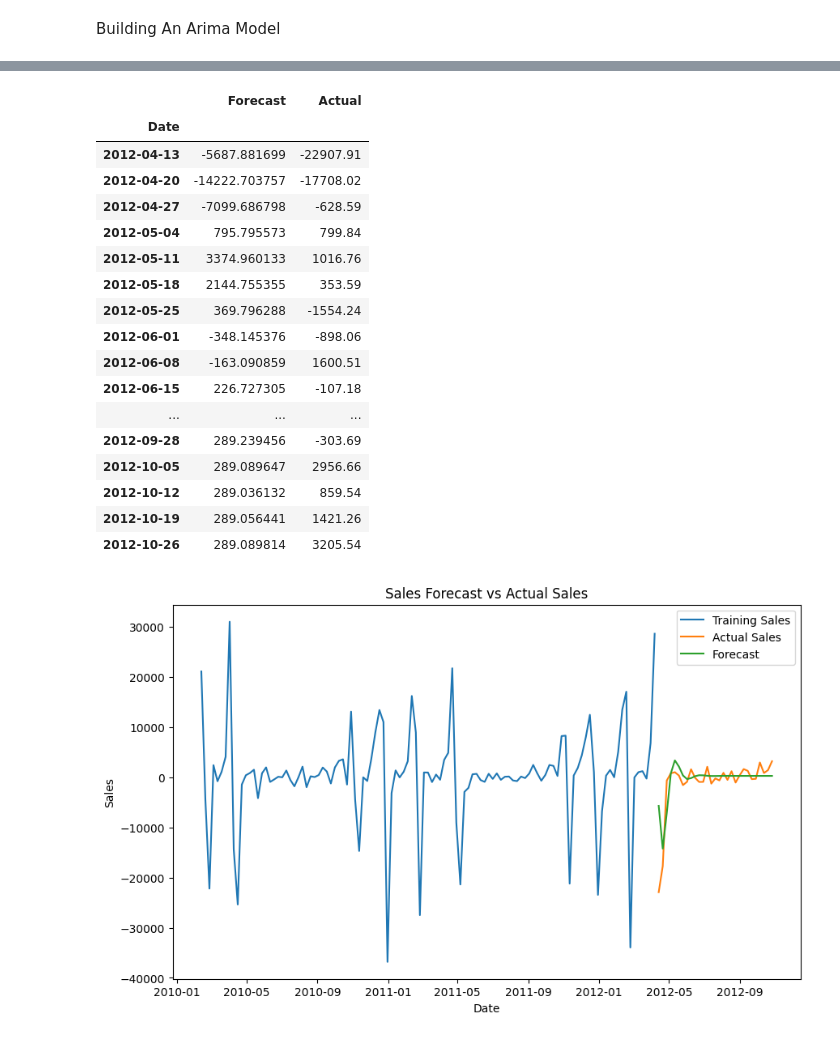
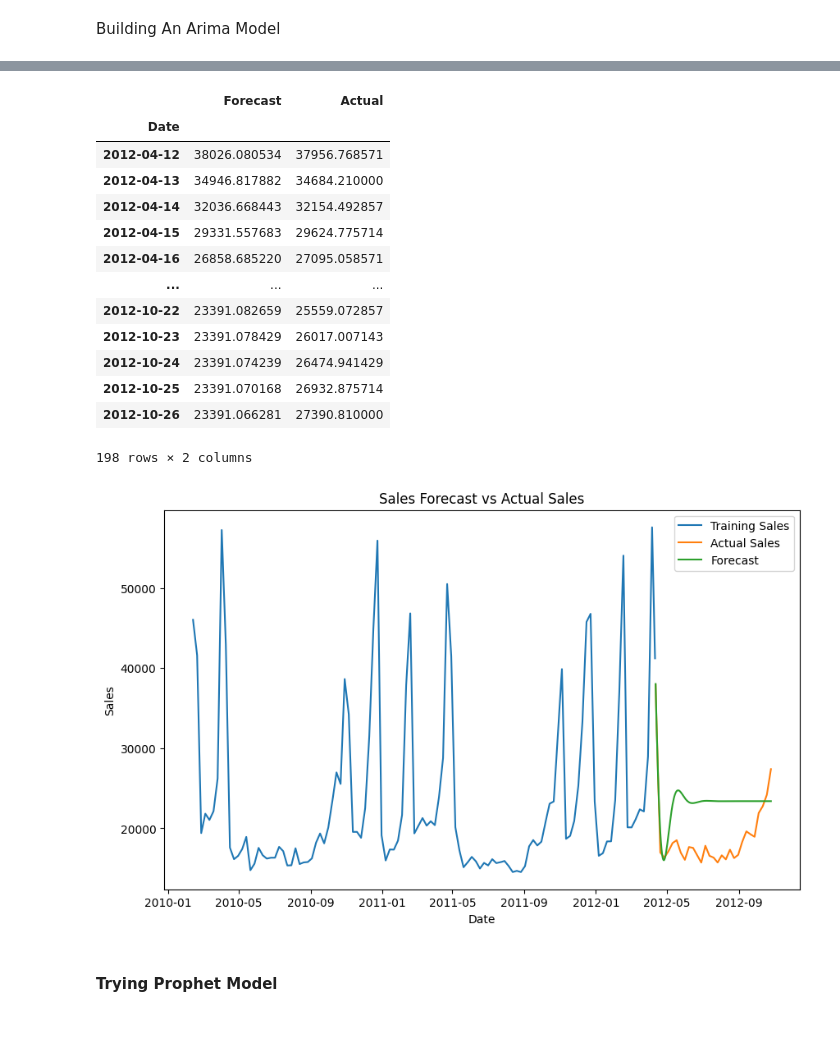
Before and after one commit to Great-special/Portfolio-Projects, a Jupyter notebook: ML/Time Series/Walmart sales/walmart_sales.ipynb, the cells around one changed output, grey strips where cells are left out. Cells and saved outputs as stored; diff of their text form; code cells hidden in the pictures.

Commit message:
Time Series

```diff
--- a/ML/Time Series/Walmart sales/walmart_sales.ipynb
+++ b/ML/Time Series/Walmart sales/walmart_sales.ipynb
@@ -300,9 +309,15 @@ clean_data.head()
+# %%
+# Resample to Daily frequency
+new_data = clean_data[['Weekly_Sales', 'Fuel_Price', 'Sales_diff']]
+data_resampled = new_data.resample('D').mean()
+
+data_interpolated = data_resampled.interpolate(method='time')
 # %% [markdown]
 Building An Arima Model
 # %%
 # Split the data into training and test sets
-train_size = int(len(clean_data) * 0.8)  # Using 80% of the data for training
-train, test = clean_data.iloc[:train_size], clean_data.iloc[train_size:]
+train_size = int(len(data_interpolated) * 0.8)  # Using 80% of the data for training
+train, test = data_interpolated.iloc[:train_size], data_interpolated.iloc[train_size:]
 # %%
 import pmdarima as pm
 from sklearn.metrics import mean_absolute_error, mean_squared_error
@@ -314,6 +328,6 @@ ARIMA(order=(2, 0, 2), scoring_args={}, suppress_warnings=True,
 # %%
 # Fit an ARIMA model
-model = ARIMA(train['Sales_diff'], order=(2,0,1))
+model = ARIMA(train['Weekly_Sales'], order=(2,0,0))
 fit = model.fit()
 fit.summary()
 # %% [output]
@@ -345,11 +357,11 @@ forecast = fit.forecast(steps=forecast_steps)
 
 # Create a DataFrame for the forecasted data
 forecast_index = test.index
-forecast_df = pd.DataFrame({'Forecast': forecast, 'Actual':test['Sales_diff']}, index=forecast_index)
+forecast_df = pd.DataFrame({'Forecast': forecast, 'Actual':test['Weekly_Sales']}, index=forecast_index)
 
 # Calculate accuracy metrics
-mae = mean_absolute_error(test['Sales_diff'], forecast)
-mse = mean_squared_error(test['Sales_diff'], forecast)
+mae = mean_absolute_error(test['Weekly_Sales'], forecast)
+mse = mean_squared_error(test['Weekly_Sales'], forecast)
 rmse = np.sqrt(mse)
 # %%
 print(f'Mean Absolute Error (MAE): {mae:.2f}')
@@ -372,31 +384,29 @@ forecast_df
 # %% [output]
 |  | Forecast | Actual |
 | Date |  |  |
-| 2012-04-13 | -5687.881699 | -22907.91 |
-| 2012-04-20 | -14222.703757 | -17708.02 |
-| 2012-04-27 | -7099.686798 | -628.59 |
-| 2012-05-04 | 795.795573 | 799.84 |
-| 2012-05-11 | 3374.960133 | 1016.76 |
-| 2012-05-18 | 2144.755355 | 353.59 |
-| 2012-05-25 | 369.796288 | -1554.24 |
-| 2012-06-01 | -348.145376 | -898.06 |
-| 2012-06-08 | -163.090859 | 1600.51 |
-| 2012-06-15 | 226.727305 | -107.18 |
+| 2012-04-12 | 38026.080534 | 37956.768571 |
+| 2012-04-13 | 34946.817882 | 34684.210000 |
+| 2012-04-14 | 32036.668443 | 32154.492857 |
+| 2012-04-15 | 29331.557683 | 29624.775714 |
+| 2012-04-16 | 26858.685220 | 27095.058571 |
 | ... | ... | ... |
-| 2012-09-28 | 289.239456 | -303.69 |
-| 2012-10-05 | 289.089647 | 2956.66 |
-| 2012-10-12 | 289.036132 | 859.54 |
-| 2012-10-19 | 289.056441 | 1421.26 |
-| 2012-10-26 | 289.089814 | 3205.54 |
+| 2012-10-22 | 23391.082659 | 25559.072857 |
+| 2012-10-23 | 23391.078429 | 26017.007143 |
+| 2012-10-24 | 23391.074239 | 26474.941429 |
+| 2012-10-25 | 23391.070168 | 26932.875714 |
+| 2012-10-26 | 23391.066281 | 27390.810000 |
+198 rows × 2 columns
 # %%
 plt.figure(figsize=(10, 6))
-sns.lineplot(x=train.index, y=train['Sales_diff'], label='Training Sales')
-sns.lineplot(x=test.index, y=test['Sales_diff'], label='Actual Sales')
+sns.lineplot(x=train.index, y=train['Weekly_Sales'], label='Training Sales')
+sns.lineplot(x=test.index, y=test['Weekly_Sales'], label='Actual Sales')
 sns.lineplot(x=forecast_df.index, y=forecast_df['Forecast'], label='Forecast')
 plt.title('Sales Forecast vs Actual Sales')
 plt.xlabel('Date')
 plt.ylabel('Sales')
 plt.legend()
 plt.show()
 # %% [output]
-[figure, old version]
+[figure, new version]
+# %% [markdown]
+#### Trying Prophet Model
```
Also changed, not shown: parts of 16 cells of this notebook, 2 other files.
